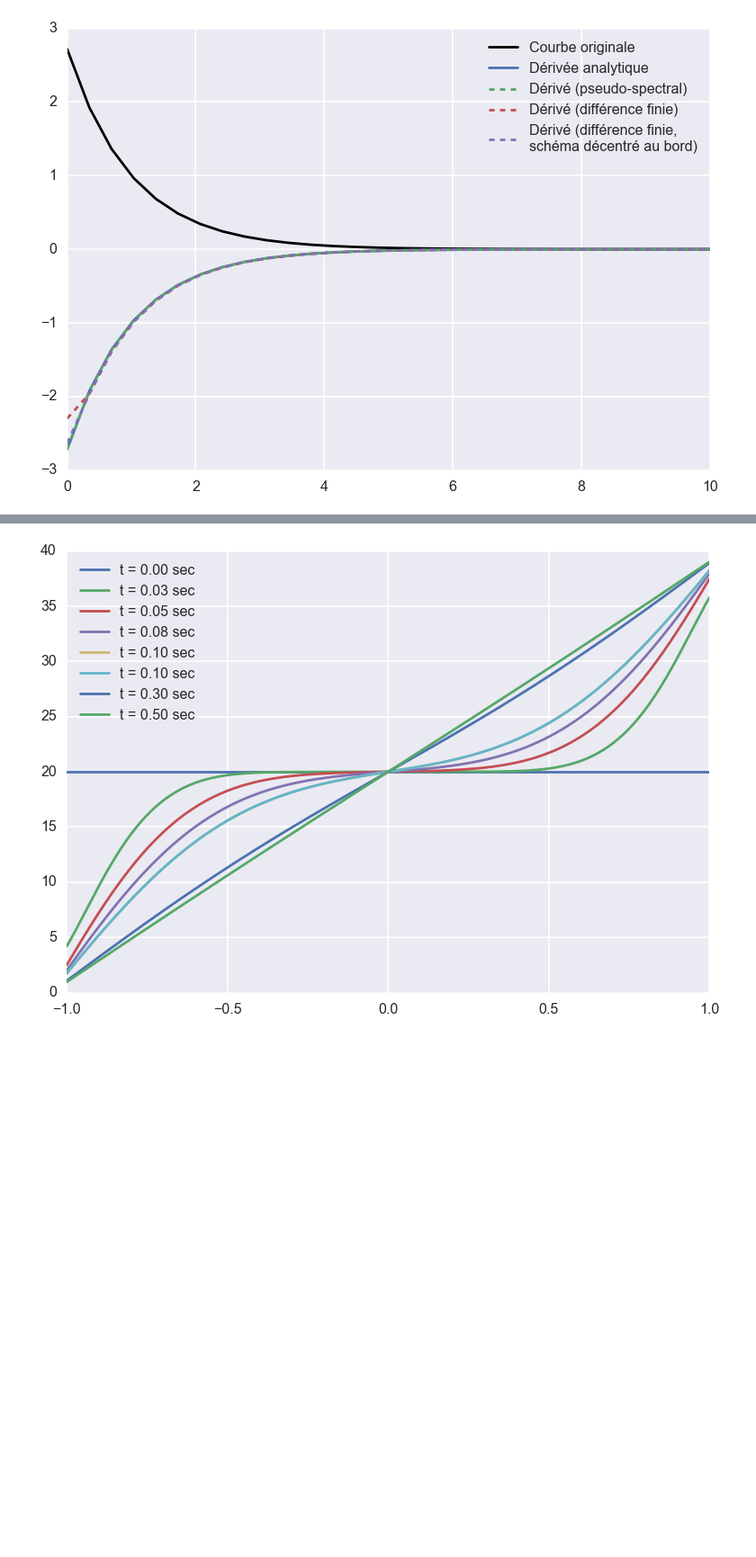
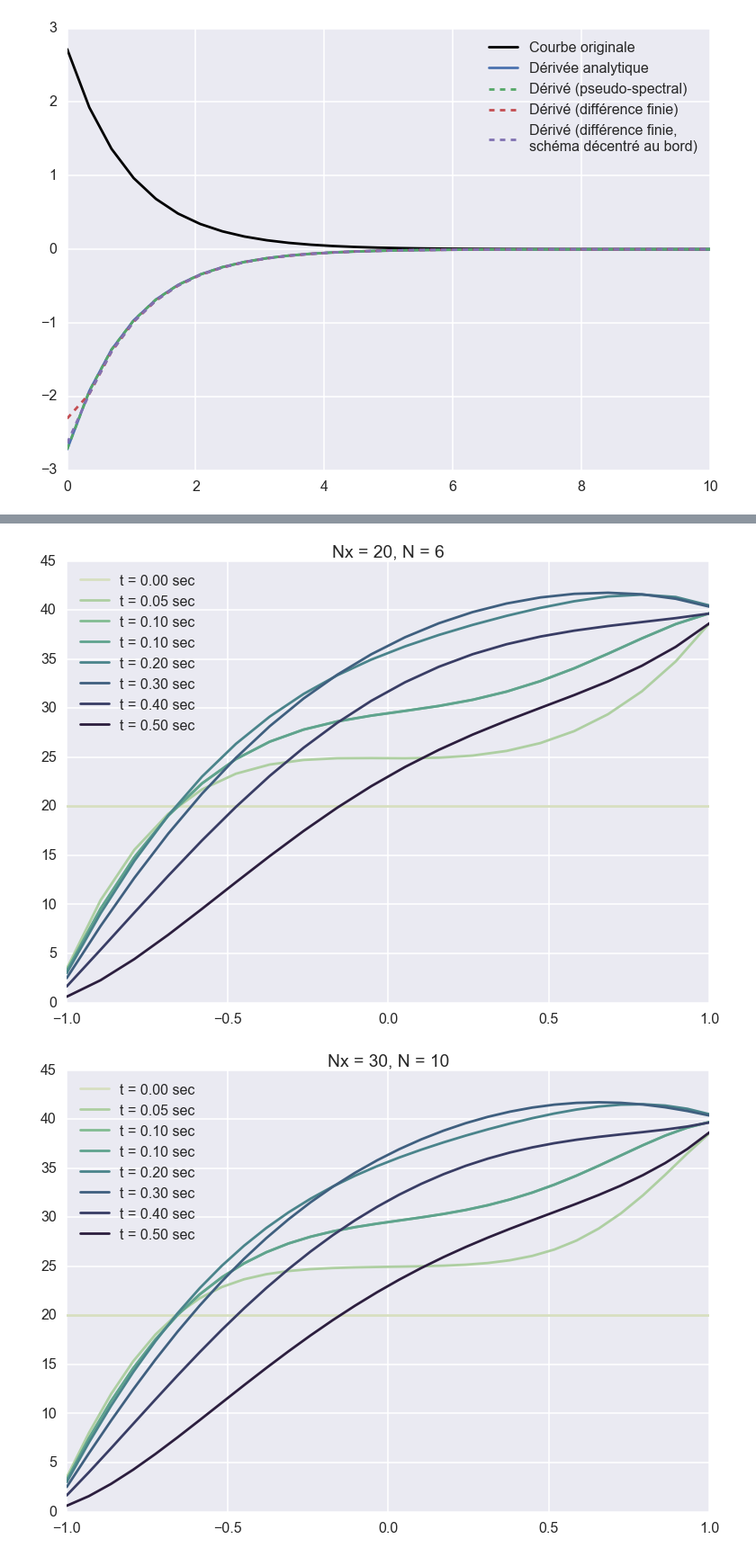
Before and after one commit to locie/locie_notebook, a Jupyter notebook: tchebychev-diff.ipynb, the cells around one changed output, grey strips where cells are left out. Shown at 90% size. Saved outputs shown, nothing was run; the diff lists cells and outputs as text; code cells hidden in the pictures; blank space fills up the shorter version.

```diff
--- a/tchebychev-diff.ipynb
+++ b/tchebychev-diff.ipynb
@@ -15,7 +15,7 @@ Ainsi, le code suivant fait l'approximation d'une fonction carré via une série
 # %%
 from scipy.signal import sawtooth, square
 from scipy.fftpack import rfft, irfft
-sbn.set_context('poster')
+sns.set_context('poster')
 
 x = np.linspace(0, 3*np.pi*2., 500)
 y = square(x)
@@ -29,6 +29,8 @@ y_real200 = irfft(y_fourrier200)
 pl.plot(x, y, color='black')
 pl.plot(x, y_real20)
 pl.plot(x, y_real200)
-pl.legend(["Signal d'origine", "Signal tronqué 20", "Signal tronqué 200"])
+pl.xlim(0, 3*np.pi*2.)
+pl.ylim(-2, 2)
+pl.legend(["Signal d'origine", "Signal tronqué 20", "Signal tronqué 200"], loc='best')
 pl.show()
 # %% [output]
@@ -82,5 +90,7 @@ On observe en particulier que le traitement des conditions de bord est plus "pro
 # %%
 from scipy.integrate import odeint
+sns.set_palette(sns.cubehelix_palette(8, start=.5, rot=-.75))
+#sns.palplot()
 
 def fourrier(T, t, x, k, r, rho, cp, h, T_ext_l, T_ext_r, N):
     """
@@ -90,48 +100,52 @@ def fourrier(T, t, x, k, r, rho, cp, h, T_ext_l, T_ext_r, N):
 
     # We use a dirichlet DBC : fixed value of T(x=0)
     # T[-1] = T_ext_r + 10 * np.cos(t)
     # We adjust a N basis of Tchebychev polynomial according the T values (taking account the BDC)
-    r = r * np.cos(20*t)
+    r = r * np.cos(5*t)
     cheb_coeffs = C.chebfit(x, T, N)
     # We apply the derivative on the Tchebychev polynomial
     chebdiff = C.chebder(cheb_coeffs, 1)
     # Go back to the real space : we now have the first order derivative
     dxT = C.chebval(x, chebdiff)
     # This time, a Cauchy BDC is used (convective-like BDC)
     dxT[0] =  h * (T[0] - T_ext_l) # + 10 * np.cos(t)))
     dxT[-1] = h * (T_ext_r - T[-1]) # * np.cos(t) - T[-1])
     # We do the same thing for the 2nd derivative
     cheb_coeffs = C.chebfit(x, dxT, N)
     chebdiff = C.chebder(cheb_coeffs, 1)
     dxxT = C.chebval(x, chebdiff)
 
     # We have all we need, ie the 2nd derivative with the boundary conditions that we want.
 
     dtT = (k*(dxxT) + r) / (rho * cp)
 
     return dtT
 
 
-x, dx = np.linspace(-1, 1, 400, retstep=True)
-T0 = np.zeros(x.shape) + 20
 
-k = 1
-r = 0
-cp = 1.
-rho = 1
-h = 20
-T_ext_l = 0
-T_ext_r = 40
 
-N = 10
+for Nx in range(20, 50, 10):
+    x, dx = np.linspace(-1, 1, Nx, retstep=True)
+    T0 = np.zeros(x.shape) + 20
+    k = 1
+    r = 100
+    cp = 1.
+    rho = 1
+    h = 20
+    T_ext_l = 0
+    T_ext_r = 40
 
-t = np.concatenate([np.linspace(0, .1, 5), np.linspace(.1, .5, 3)])
+    N = int(Nx / 3)
 
-solutions = odeint(fourrier, T0, t, args=(x, k, r, rho, cp, h, T_ext_l, T_ext_r, N))
+    t = np.concatenate([np.linspace(0, .1, 3), np.linspace(.1, .5, 5)])
 
-for sol, t_ in zip(solutions, t):
-    pl.plot(x, sol, label='t = %.2f sec'%t_)
-pl.legend(loc='best')
-pl.show()
+    solutions = odeint(fourrier, T0, t, args=(x, k, r, rho, cp, h, T_ext_l, T_ext_r, N))
+
+    for sol, t_ in zip(solutions, t):
+        pl.plot(x, sol, label='t = %.2f sec'%(t_))
+    pl.title('Nx = %i, N = %i'%(Nx, N))
+    pl.legend(loc='best')
+    pl.show()
 # %% [output]
-[figure, old version]
+[figure, new version]
+[figure, added]
```
Also changed, not shown: parts of 11 cells of this notebook.
